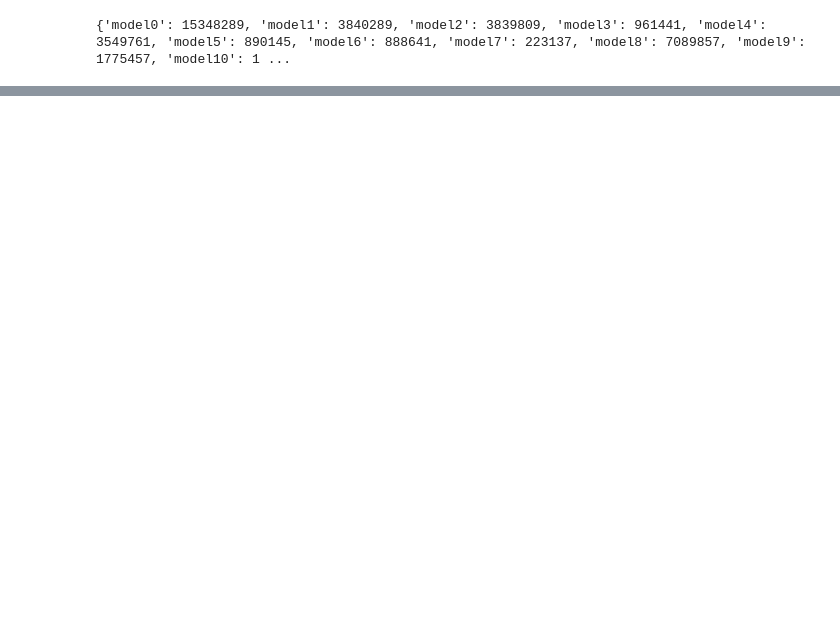
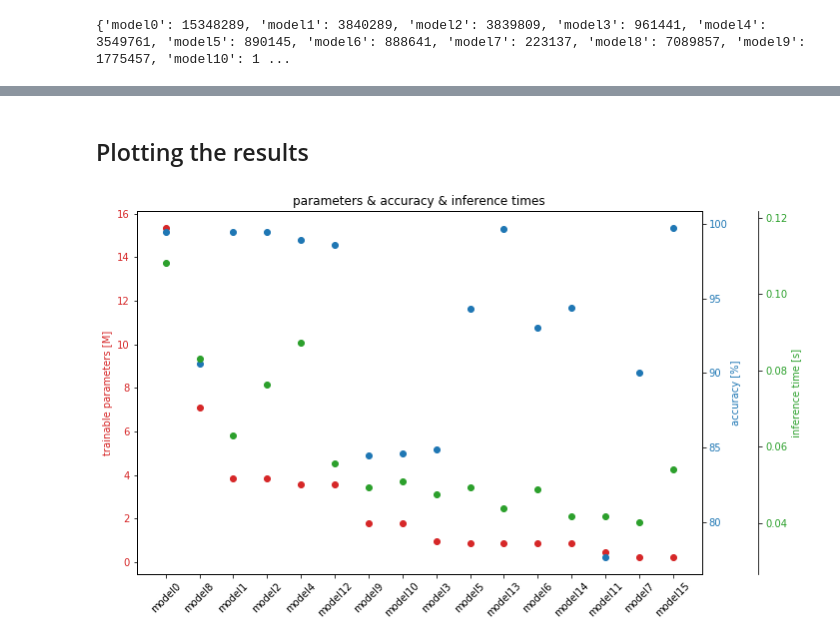
Before and after one commit to DeepTesla/deep_learning_hf, a Jupyter notebook: dl_hf_hyper_opt.ipynb, the cells around one changed output, grey strips where cells are left out. Drawn from its saved outputs; the diff is of its cells as text; code cells hidden in the pictures; blank space fills up the shorter version.

```diff
--- a/dl_hf_hyper_opt.ipynb
+++ b/dl_hf_hyper_opt.ipynb
@@ -377,0 +394,2 @@ print(accuracy)
+# %% [markdown]
+## Plotting the results
@@ -378 +400,37 @@ print(accuracy)
+# %%
+import matplotlib.pyplot as plt
+
+fig, ax1 = plt.subplots(figsize=(10,6))
+x = [k for k in parameters_sorted.keys()]
+y = [parameters_sorted[k] for k in x]
+
+color = 'tab:red'
+ax1.set_ylabel('trainable parameters [M]', color=color)
+ax1.scatter(x, np.array(y)/1000000, color=color)
+ax1.tick_params(axis='y', labelcolor=color)
+ax1.set_xticklabels(x, rotation=45)
+
+y = [accuracy[k] for k in x]
+
+ax2 = ax1.twinx()  # instantiate a second axes that shares the same x-axis
+
+color = 'tab:blue'
+ax2.set_ylabel('accuracy [%]', color=color)  # we already handled the x-label with ax1
+ax2.scatter(x, np.array(y)*100, color=color)
+ax2.tick_params(axis='y', labelcolor=color)
+
+z = [inference_times[k] for k in x]
+ax3 = ax1.twinx()
+ax3.spines["right"].set_position(("axes", 1.1))
+color = 'tab:green'
+ax3.set_ylabel('inference time [s]', color=color)
+ax3.scatter(x, np.array(z), color=color)
+ax3.tick_params(axis='y', labelcolor=color)
+
+
+fig.tight_layout()
+plt.title('parameters & accuracy & inference times')
+plt.show()
+# %% [output]
+[figure, added]
 # %%
```
Also changed, not shown: parts of 15 cells of this notebook.
